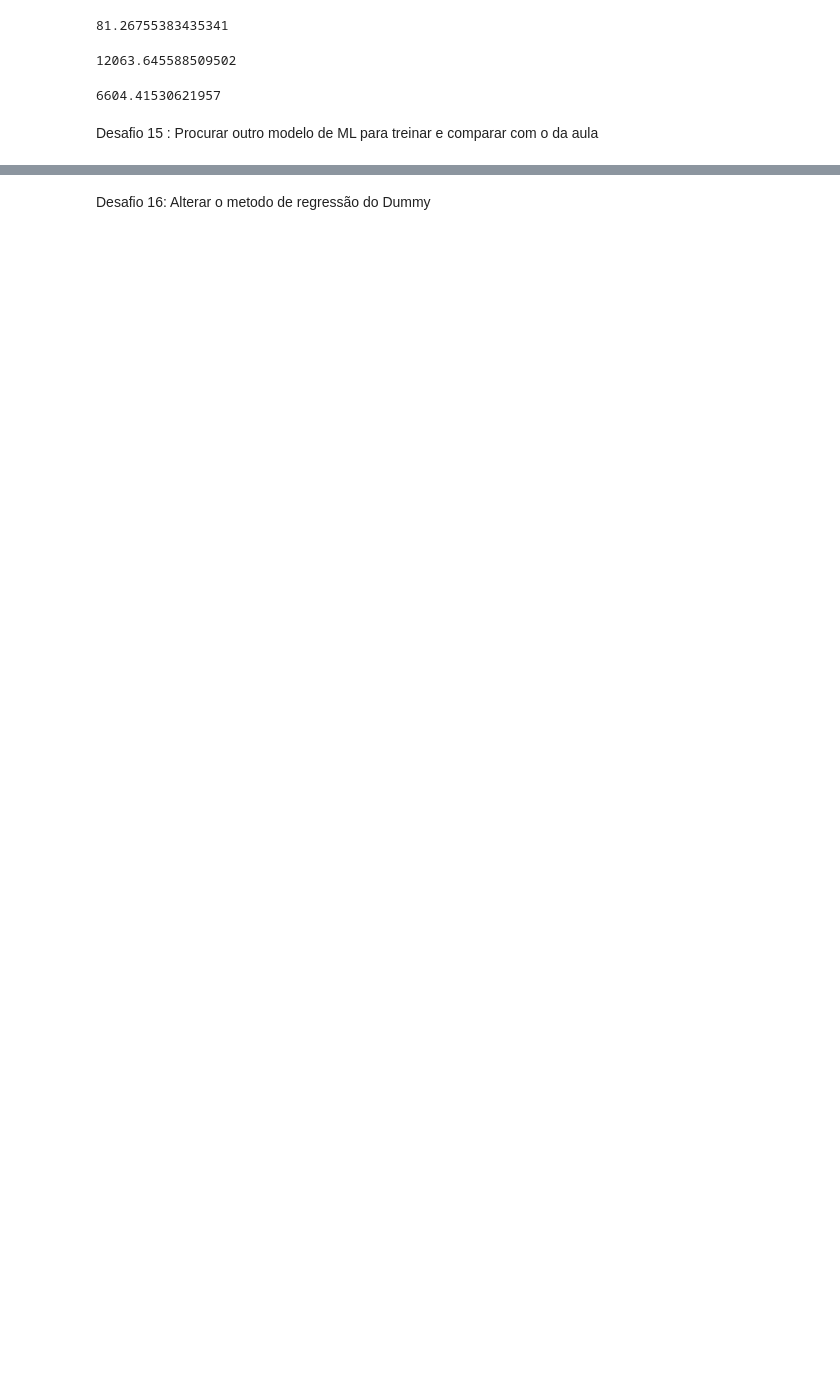
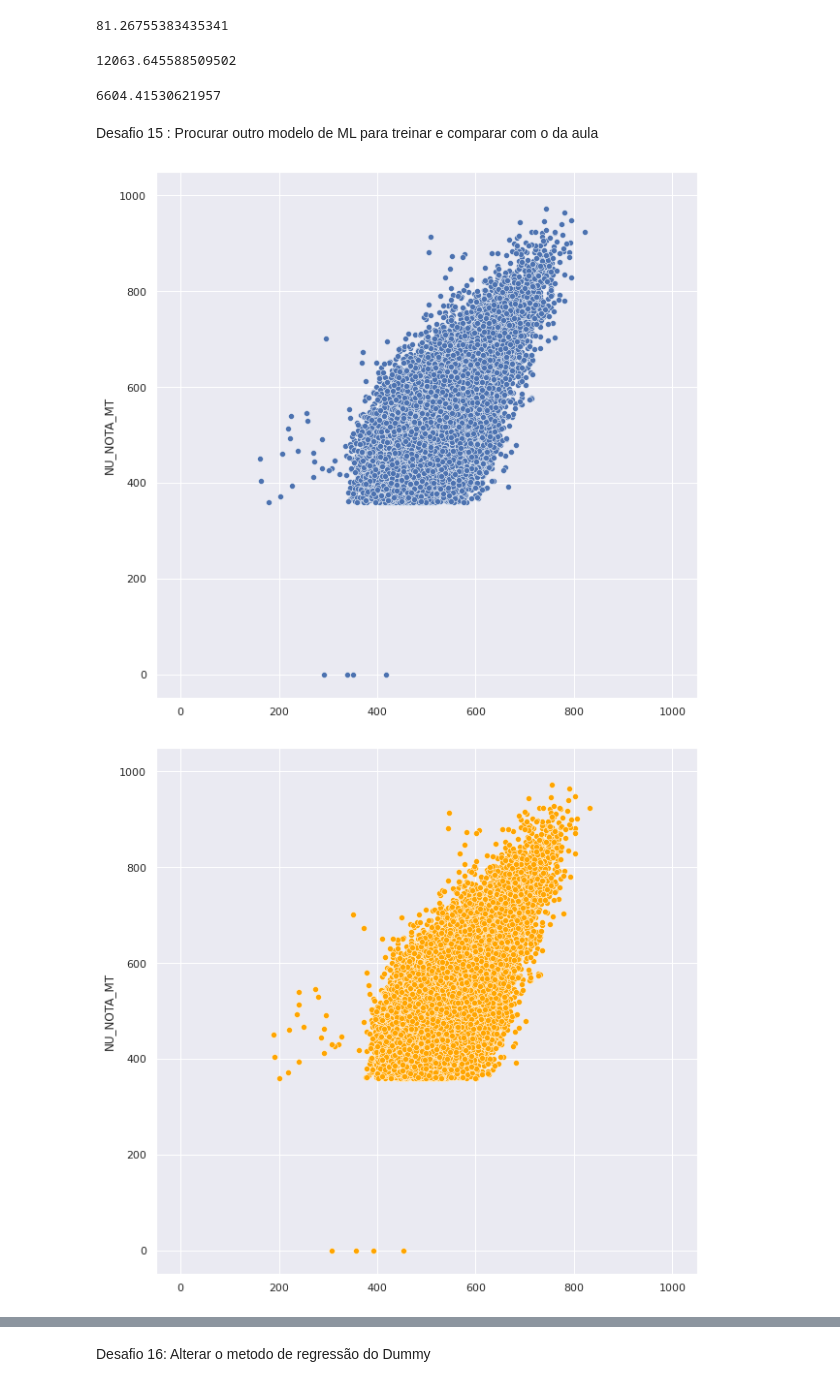
Before and after one commit to Igor-Arantes/Imersao-dados-alura, a Jupyter notebook: Imersão_Dados_Alura.ipynb, the cells around one changed output, grey strips where cells are left out. Cells and saved outputs as stored; diff of their text form; code cells hidden in the pictures; blank space fills up the shorter version.

```diff
--- a/Imersão_Dados_Alura.ipynb
+++ b/Imersão_Dados_Alura.ipynb
@@ -805,3 +875,25 @@ mean_squared_error(y_teste, predicoes_matematica)
 6604.41530621957
 # %% [markdown]
 Desafio 15 : Procurar outro modelo de ML para treinar e comparar com o da aula
+# %%
+from sklearn import linear_model
+
+bayesian_model = linear_model.BayesianRidge()
+bayesian_model.fit(x_treino, y_treino)
+
+bayesian_model_predict = bayesian_model.predict(x_teste)
+# %%
+plt.figure(figsize=(10,10))
+sns.scatterplot(x=bayesian_model_predict,y=y_teste)
+plt.xlim((-50,1050))
+plt.ylim((-50,1050))
+plt.show()
+
+plt.figure(figsize=(10,10))
+sns.scatterplot(x=predicoes_matematica,y=y_teste, color='orange')
+plt.xlim((-50,1050))
+plt.ylim((-50,1050))
+plt.show()
+# %% [output]
+[figure, added]
+[figure, added]
```
Also changed, not shown: parts of 15 cells of this notebook.
